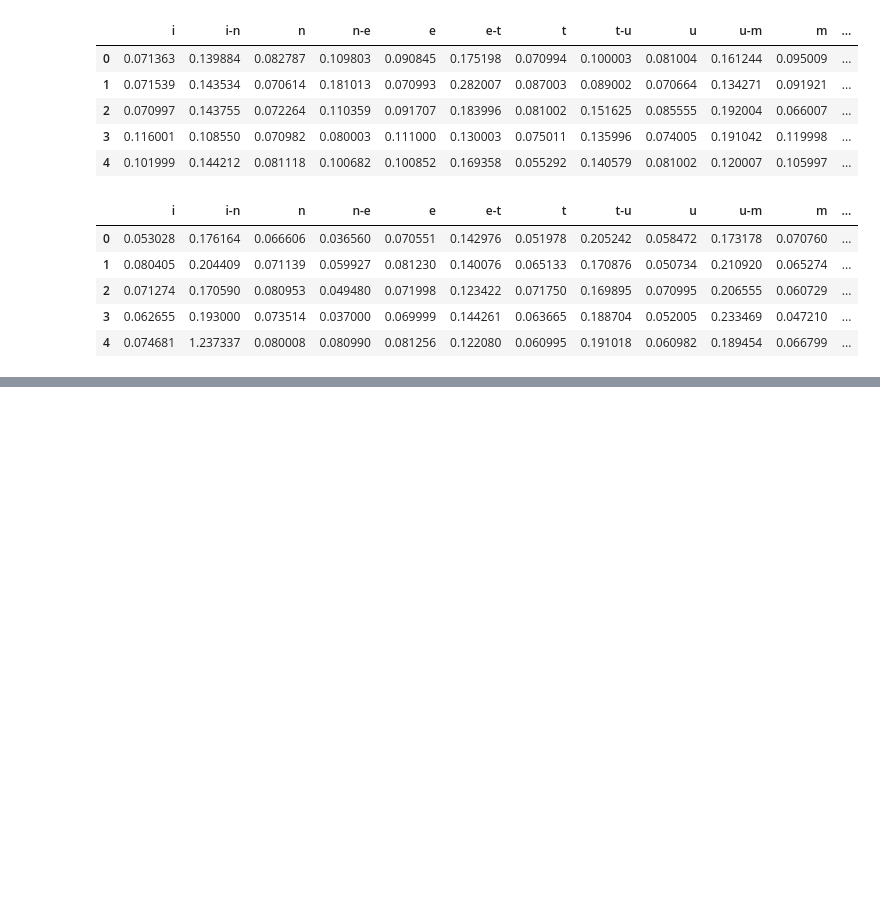
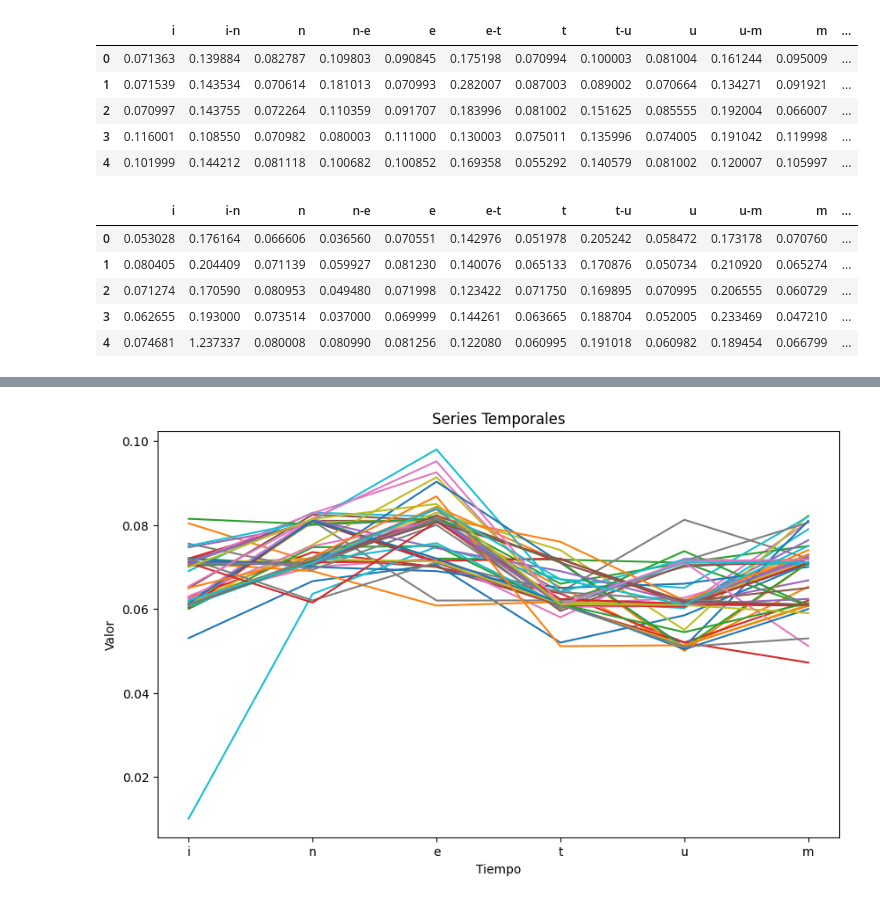
Before and after one commit to jorgesaenzdemiera/Key-Security, a Jupyter notebook: code/clasification.ipynb, the cells around one changed output, grey strips where cells are left out. Saved outputs shown, nothing was run; the diff lists cells and outputs as text; code cells hidden in the pictures; blank space fills up the shorter version.

```diff
--- a/code/clasification.ipynb
+++ b/code/clasification.ipynb
@@ -36,0 +95,11 @@ df_preprocessed_jorge.head()
+# %%
+def split_df(df):
+    df_letras = df[['i', 'n', 'e', 't', 'u', 'm']]
+    df_espacios = df[['i-n', 'n-e', 'e-t', 't-u', 'u-m']]
+    return (df_letras, df_espacios)
+# %%
+(df_letras_jorge, df_espacios_jorge) = split_df(df_preprocessed_jorge)
+# %%
+mostrar_series(df_letras_jorge)
+# %% [output]
+[figure, added]
```
Also changed, not shown: parts of 17 cells of this notebook.
